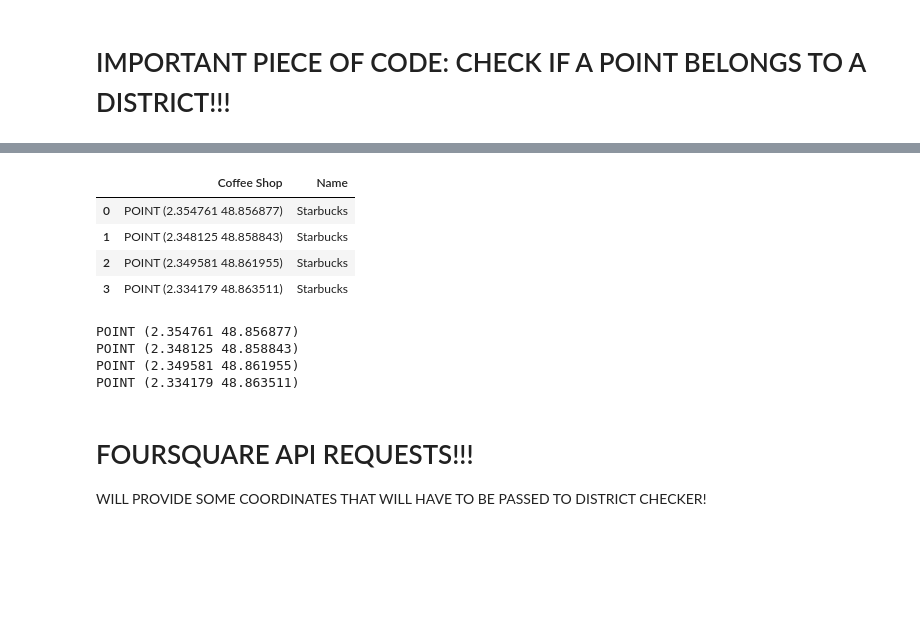
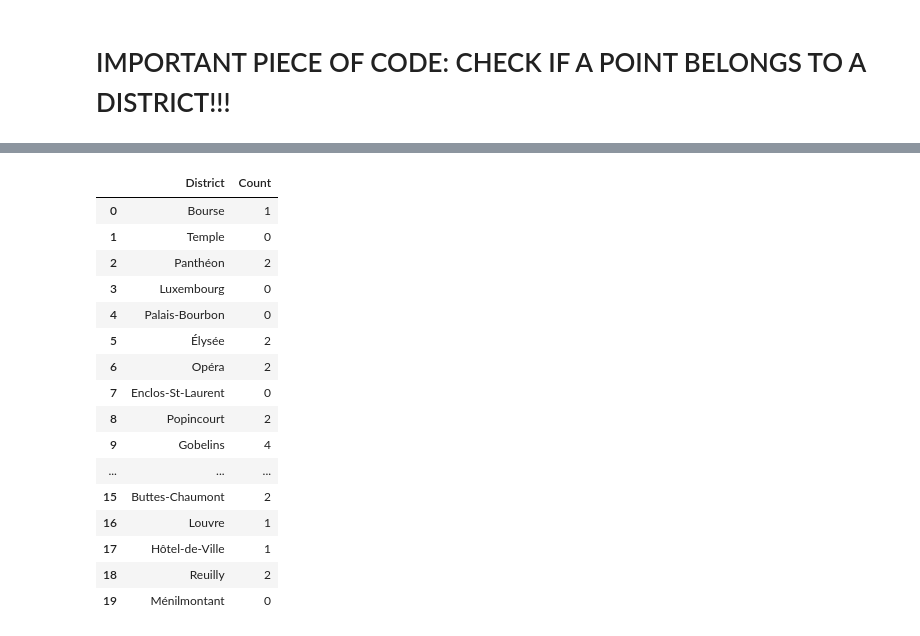
Before and after one commit to gerardrius/Gerard-Project-III, a Jupyter notebook: paris_geoqueries.ipynb, the cells around one changed output, grey strips where cells are left out. Cells and saved outputs as stored; diff of their text form; code cells hidden in the pictures; blank space fills up the shorter version.

```diff
--- a/paris_geoqueries.ipynb
+++ b/paris_geoqueries.ipynb
@@ -130,19 +162,0 @@ Found containing polygon at: Hôtel-de-Ville
-# %%
-starbucks_df = foursquare_query('Starbucks', 'Paris', 4)
-starbucks_df
-# %% [output]
-|  | Coffee Shop | Name |
-| 0 | POINT (2.354761 48.856877) | Starbucks |
-| 1 | POINT (2.348125 48.858843) | Starbucks |
-| 2 | POINT (2.349581 48.861955) | Starbucks |
-| 3 | POINT (2.334179 48.863511) | Starbucks |
-# %%
-for i in starbucks_df['Coffee Shop']:
-# %% [output]
-POINT (2.354761 48.856877)
-POINT (2.348125 48.858843)
-POINT (2.349581 48.861955)
-POINT (2.334179 48.863511)
-# %% [markdown]
-# FOURSQUARE API REQUESTS!!!
-WILL PROVIDE SOME COORDINATES THAT WILL HAVE TO BE PASSED TO DISTRICT CHECKER!
@@ -172,0 +163,51 @@ def foursquare_query (query, place, limit=10):
+# %%
+def spot_finder (df): # accepts as much df as variables of interest for the new office location.
+    '''
+    Function that counts instances per district in Paris.
+    Takes the dataframe obtained in the 4 square geoquery
+    Returns a dictionary with the count of establishments per district.
+    '''
+
+    # We append the list of districts as keys in a dict, and set a default value of 0 for each key.
+    district_list = [paris[i]['properties']['name'] for i in range(len(paris))]
+    dict_count = {}
+    for i in district_list:
+        dict_count[i] = 0
+
+    with open('feature.geojson') as geo_file:
+        geo_feature = json.load(geo_file)
+
+    # Iteration through each pair of coordinates to see what Paris district they match, being districts defined in geo_feature file.
+    for establishment in df['Coordinates']:
+        for feature in geo_feature['features']:
+            polygon = shape(feature['geometry'])
+            if polygon.contains(establishment):
+                # Addition to the correspondent district in case the coordinate matches.
+                if feature["properties"]["name"] in dict_count:
+                    dict_count[feature["properties"]["name"]] += 1
+
+    count_df = pd.DataFrame.from_dict(dict_count, orient="index").reset_index(drop=False)
+    count_df.rename(columns={'index': 'District', 0: 'Count'}, inplace=True, errors='raise')
+
+    return count_df
+# %%
+party_district_distribution = spot_finder (party)
+party_district_distribution
+# %% [output]
+|  | District | Count |
+| 0 | Bourse | 1 |
+| 1 | Temple | 0 |
+| 2 | Panthéon | 2 |
+| 3 | Luxembourg | 0 |
+| 4 | Palais-Bourbon | 0 |
+| 5 | Élysée | 2 |
+| 6 | Opéra | 2 |
+| 7 | Enclos-St-Laurent | 0 |
+| 8 | Popincourt | 2 |
+| 9 | Gobelins | 4 |
+| ... | ... | ... |
+| 15 | Buttes-Chaumont | 2 |
+| 16 | Louvre | 1 |
+| 17 | Hôtel-de-Ville | 1 |
+| 18 | Reuilly | 2 |
+| 19 | Ménilmontant | 0 |
```
Also changed, not shown: parts of 11 cells of this notebook, 1 other file.
